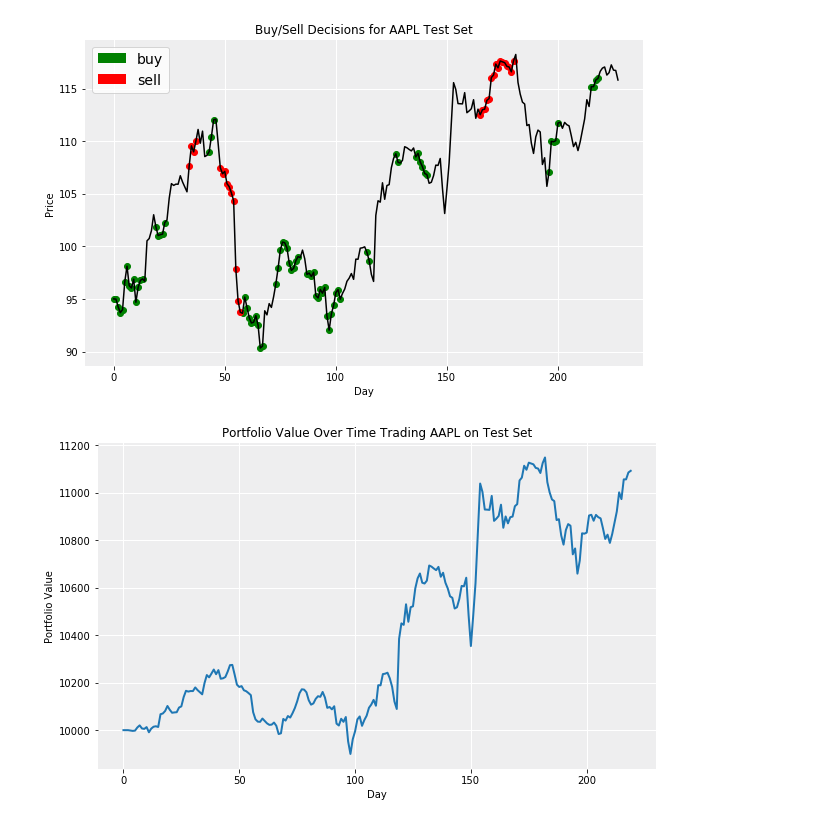
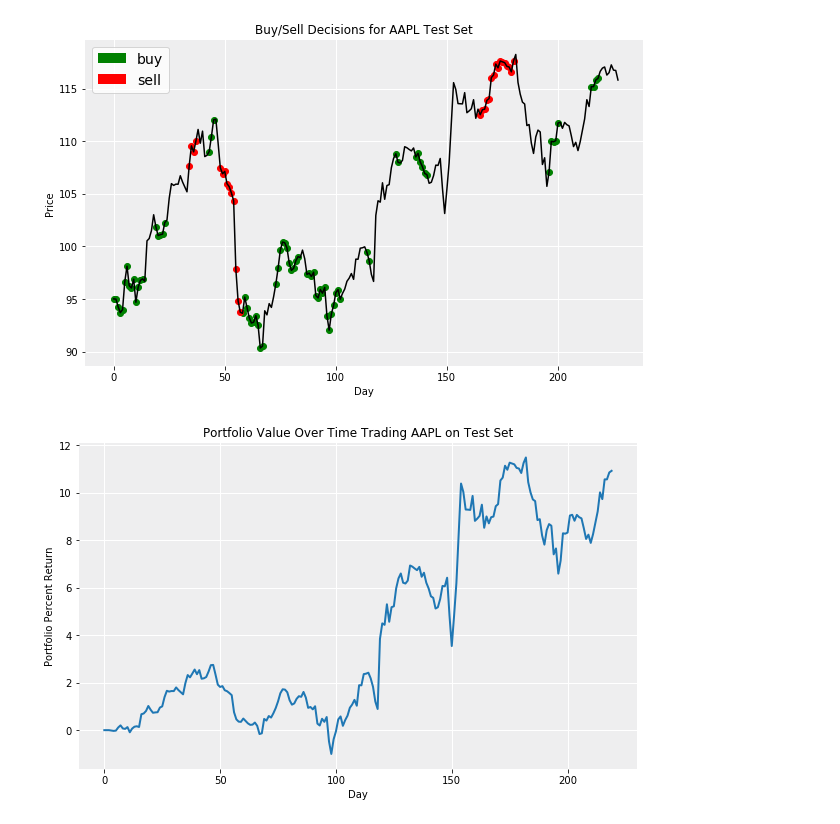
Before and after one commit to munozalexander/Stock-Prediction, a Jupyter notebook: Prediction_Demo_AAPL.ipynb, the cells around one changed output. Saved outputs shown, nothing was run; the diff lists cells and outputs as text; code cells hidden in the pictures.

Commit message:
portfolio value graph changed to percent return

```diff
--- a/Prediction_Demo_AAPL.ipynb
+++ b/Prediction_Demo_AAPL.ipynb
@@ -313,24 +313,26 @@ plt.show()
 [figure]
 # %%
 # simulate portfolio value using buy/sell decisions
-cash = 10000
+init_value = 10000
+cash = init_value
 portfolio = Counter()
-values = [cash]
+returns = [0]
 for date in range(max(buy_dates+sell_dates)+1):
     if date in buy_dates: #buy
         portfolio['AAPL'] += 1
         cash = cash - inv_price_transform(y_test[date], scaler)
     elif date in sell_dates: #sell
         portfolio['AAPL'] -= 1
         cash = cash + inv_price_transform(y_test[date], scaler)
     curr_value = cash + portfolio['AAPL']*inv_price_transform(y_test[date],scaler)
-    values.append(curr_value)
+    curr_return = 100*(curr_value - init_value)/init_value
+    returns.append(curr_return)
 
 f,a = simple_ax(figsize=(10,6))
-a.plot(values, linewidth=2)
+a.plot(returns, linewidth=2)
 a.set_xlabel('Day')
-a.set_ylabel('Portfolio Value')
+a.set_ylabel('Portfolio Percent Return')
 a.set_title('Portfolio Value Over Time Trading AAPL on Test Set')
 plt.show()
 # %% [output]
-[figure, old version]
+[figure, new version]
```
